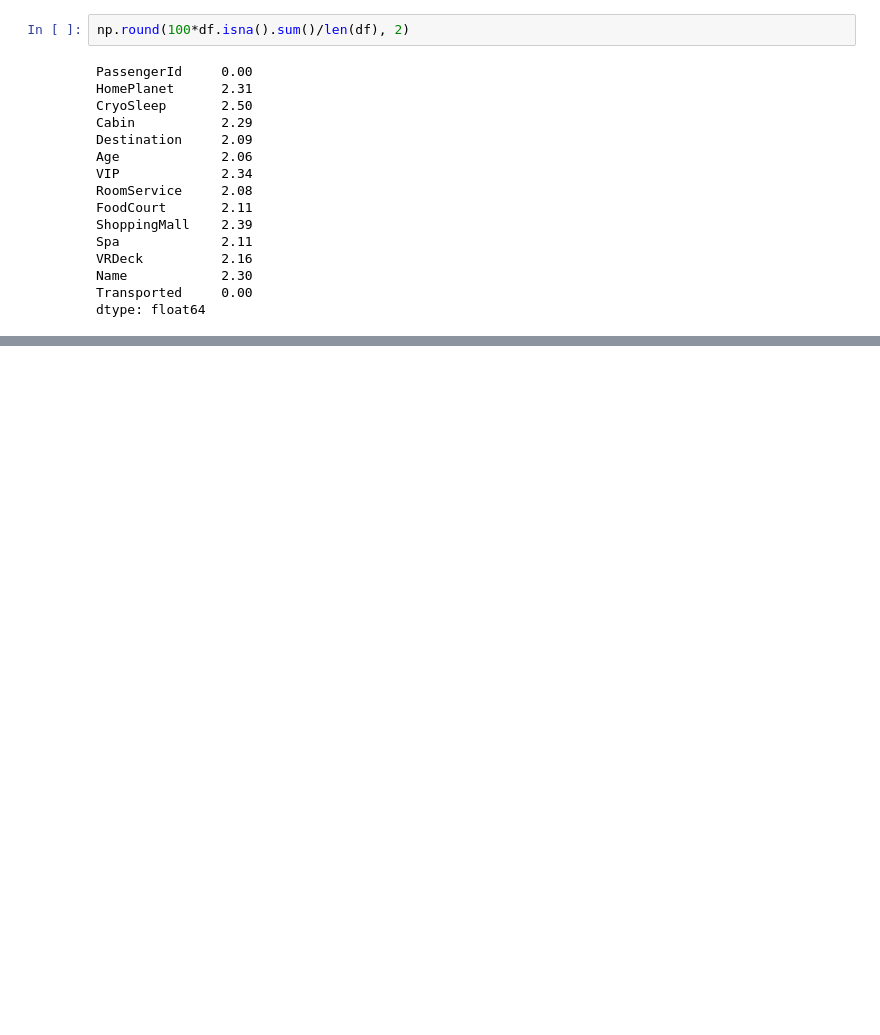
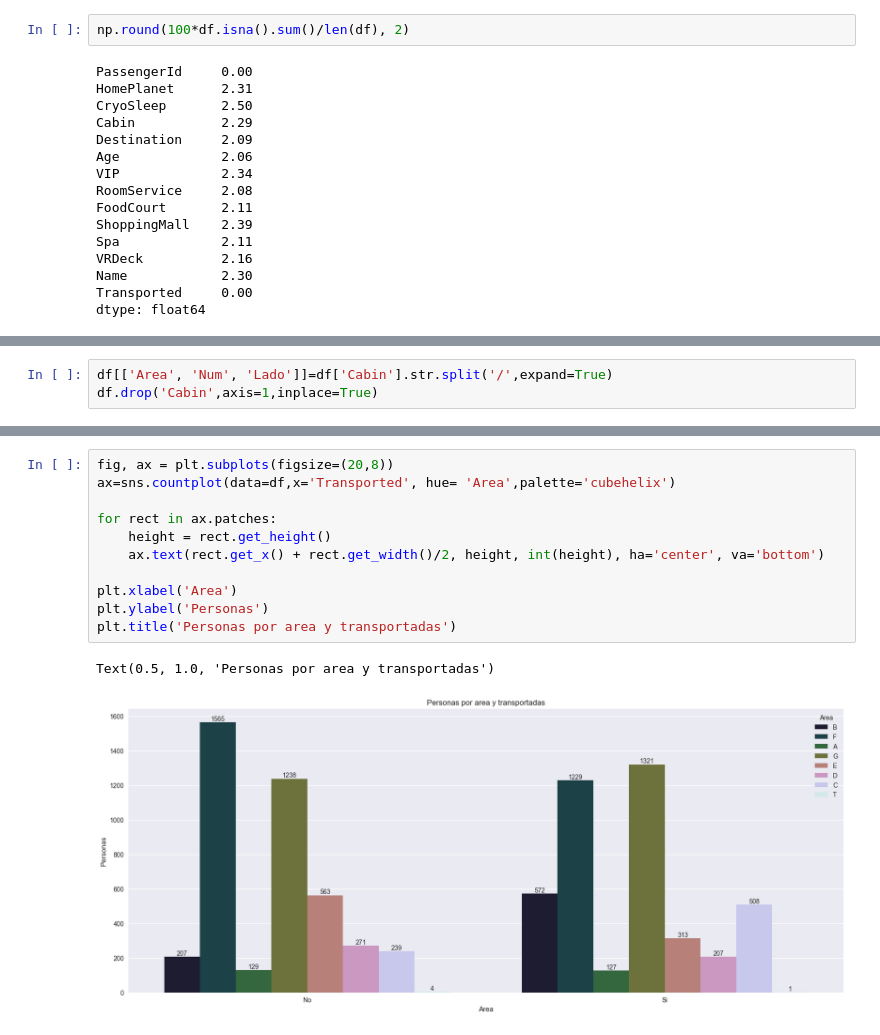
Before and after one commit to trecetreboles/titanic_space, a Jupyter notebook: main.ipynb, the cells around one changed output, grey strips where cells are left out. Drawn from its saved outputs; the diff is of its cells as text; blank space fills up the shorter version.

```diff
--- a/main.ipynb
+++ b/main.ipynb
@@ -148,0 +194,3 @@ NameError: name 'make_subplots' is not defined
+# %%
+df[['Area', 'Num', 'Lado']]=df['Cabin'].str.split('/',expand=True)
+df.drop('Cabin',axis=1,inplace=True)
@@ -148,0 +210,14 @@ NameError: name 'make_subplots' is not defined
+# %%
+fig, ax = plt.subplots(figsize=(20,8))
+ax=sns.countplot(data=df,x='Transported', hue= 'Area',palette='cubehelix')
+
+for rect in ax.patches:
+    height = rect.get_height()
+    ax.text(rect.get_x() + rect.get_width()/2, height, int(height), ha='center', va='bottom')
+
+plt.xlabel('Area')
+plt.ylabel('Personas')
+plt.title('Personas por area y transportadas')
+# %% [output]
+Text(0.5, 1.0, 'Personas por area y transportadas')
+[figure, added]
```
Also changed, not shown: parts of 35 cells of this notebook, 1 other file.
